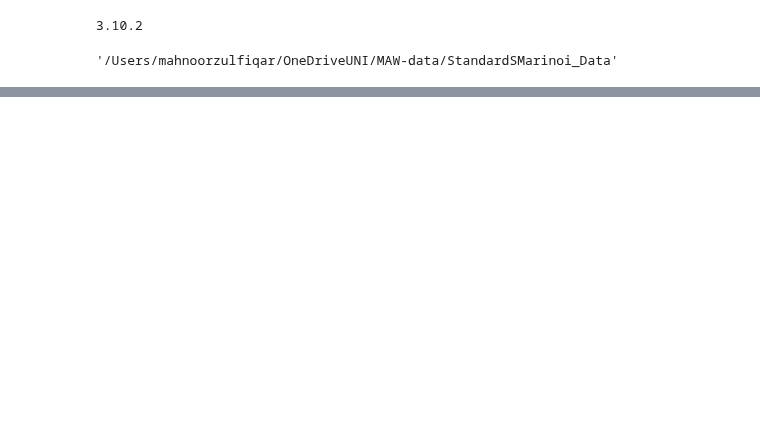
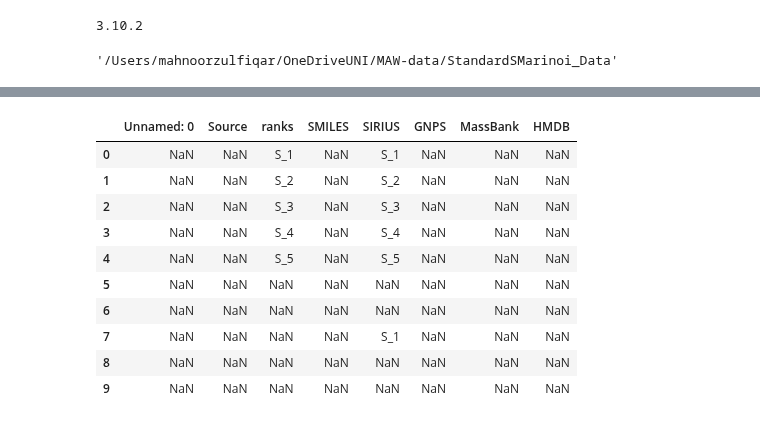
Before and after one commit to zmahnoor14/MAW, a Jupyter notebook: checkpython_function.ipynb, the cells around one changed output, grey strips where cells are left out. Saved outputs shown, nothing was run; the diff lists cells and outputs as text; code cells hidden in the pictures; blank space fills up the shorter version.

```diff
--- a/checkpython_function.ipynb
+++ b/checkpython_function.ipynb
@@ -659,0 +1154,2 @@ sm # discuss with Maria tomorrow
+# %%
+one_can = pd.read_csv("/Users/mahnoorzulfiqar/OneDriveUNI/MAW-data/StandardSMarinoi_Data/VN_211016_acetyl_carnitine/204.122756958008_one_candidate_list.tsv", sep = "\t")
@@ -659,0 +1158,16 @@ sm # discuss with Maria tomorrow
+# %%
+df =one_can
+# %%
+df[df.eq(df["SIRIUS"], axis=0)]
+# %% [output]
+|  | Unnamed: 0 | Source | ranks | SMILES | SIRIUS | GNPS | MassBank | HMDB |
+| 0 | NaN | NaN | S_1 | NaN | S_1 | NaN | NaN | NaN |
+| 1 | NaN | NaN | S_2 | NaN | S_2 | NaN | NaN | NaN |
+| 2 | NaN | NaN | S_3 | NaN | S_3 | NaN | NaN | NaN |
+| 3 | NaN | NaN | S_4 | NaN | S_4 | NaN | NaN | NaN |
+| 4 | NaN | NaN | S_5 | NaN | S_5 | NaN | NaN | NaN |
+| 5 | NaN | NaN | NaN | NaN | NaN | NaN | NaN | NaN |
+| 6 | NaN | NaN | NaN | NaN | NaN | NaN | NaN | NaN |
+| 7 | NaN | NaN | NaN | NaN | S_1 | NaN | NaN | NaN |
+| 8 | NaN | NaN | NaN | NaN | NaN | NaN | NaN | NaN |
+| 9 | NaN | NaN | NaN | NaN | NaN | NaN | NaN | NaN |
```
Also changed, not shown: parts of 14 cells of this notebook, 2 other files.
